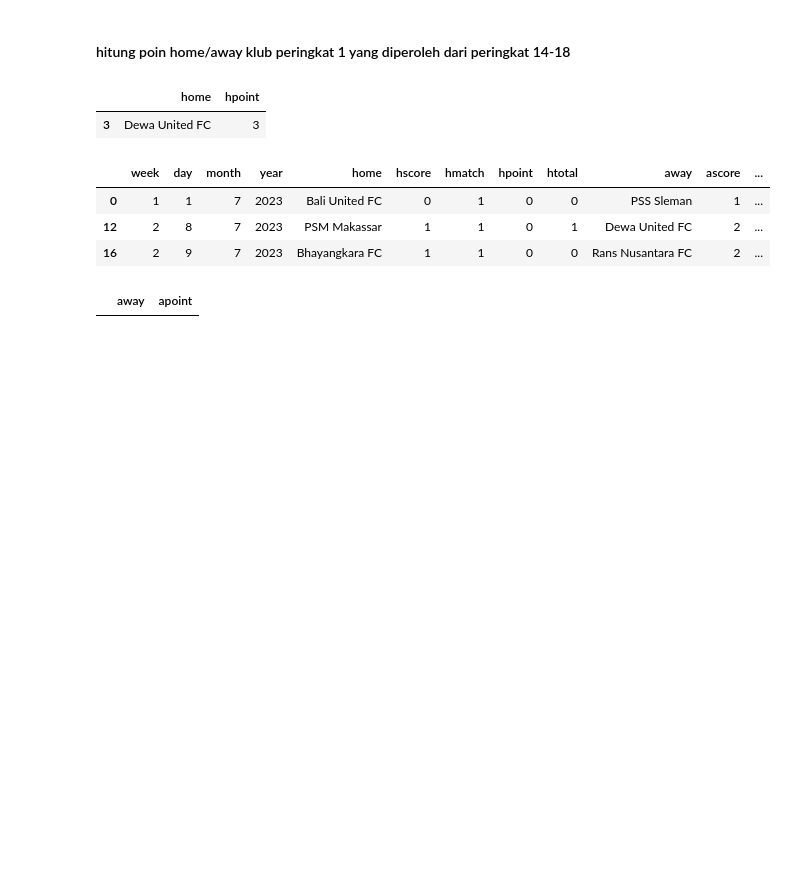
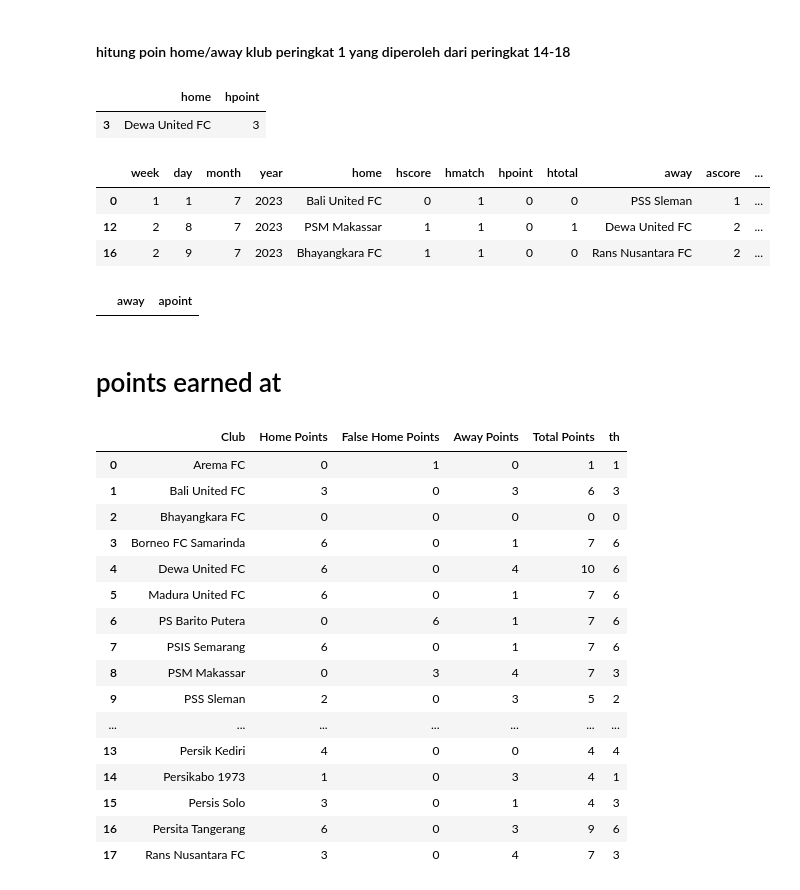
Before and after one commit to lpttprnc/liga-1, a Jupyter notebook: cek123dicoba.ipynb, the cells around one changed output. Cells and saved outputs as stored; diff of their text form; code cells hidden in the pictures; blank space fills up the shorter version.

```diff
--- a/cek123dicoba.ipynb
+++ b/cek123dicoba.ipynb
@@ -548,3 +558,33 @@ df.loc[(df['away']==tables['Clubs'][1]) & (df['home'].isin(tables['Clubs'].iloc[
 |  | away | apoint |
 # %%
 #ok
+# %% [markdown]
+# points earned at
+# %%
+pea = pd.DataFrame({
+    'Club': ['Arema FC', 'Bali United FC', 'Bhayangkara FC', 'Borneo FC Samarinda', 'Dewa United FC', 'Madura United FC', 'PS Barito Putera', 'PSIS Semarang', 'PSM Makassar', 'PSS Sleman', 'Persebaya Surabaya', 'Persib Bandung', 'Persija Jakarta', 'Persik Kediri', 'Persikabo 1973', 'Persis Solo', 'Persita Tangerang', 'Rans Nusantara FC'],
+    'Home Points': [0, 3, 0, 6, 6, 6, 0, 6, 0, 2, 2, 2, 1, 4, 1, 3, 6, 3],
+    'False Home Points': [1, 0, 0, 0, 0, 0, 6, 0, 3, 0, 0, 0, 3, 0, 0, 0, 0, 0],
+    'Away Points': [0, 3, 0, 1, 4, 1, 1, 1, 4, 3, 3, 1, 1, 0, 3, 1, 3, 4],
+    'Total Points': [1, 6, 0, 7, 10, 7, 7, 7, 7, 5, 5, 3, 5, 4, 4, 4, 9, 7],
+    'th': [1, 3, 0, 6, 6, 6, 6, 6, 3, 2, 2, 2, 4, 4, 1, 3, 6, 3]
+})
+pea
+# %% [output]
+|  | Club | Home Points | False Home Points | Away Points | Total Points | th |
+| 0 | Arema FC | 0 | 1 | 0 | 1 | 1 |
+| 1 | Bali United FC | 3 | 0 | 3 | 6 | 3 |
+| 2 | Bhayangkara FC | 0 | 0 | 0 | 0 | 0 |
+| 3 | Borneo FC Samarinda | 6 | 0 | 1 | 7 | 6 |
+| 4 | Dewa United FC | 6 | 0 | 4 | 10 | 6 |
+| 5 | Madura United FC | 6 | 0 | 1 | 7 | 6 |
+| 6 | PS Barito Putera | 0 | 6 | 1 | 7 | 6 |
+| 7 | PSIS Semarang | 6 | 0 | 1 | 7 | 6 |
+| 8 | PSM Makassar | 0 | 3 | 4 | 7 | 3 |
+| 9 | PSS Sleman | 2 | 0 | 3 | 5 | 2 |
+| ... | ... | ... | ... | ... | ... | ... |
+| 13 | Persik Kediri | 4 | 0 | 0 | 4 | 4 |
+| 14 | Persikabo 1973 | 1 | 0 | 3 | 4 | 1 |
+| 15 | Persis Solo | 3 | 0 | 1 | 4 | 3 |
+| 16 | Persita Tangerang | 6 | 0 | 3 | 9 | 6 |
+| 17 | Rans Nusantara FC | 3 | 0 | 4 | 7 | 3 |
```
Also changed, not shown: parts of 13 cells of this notebook.
